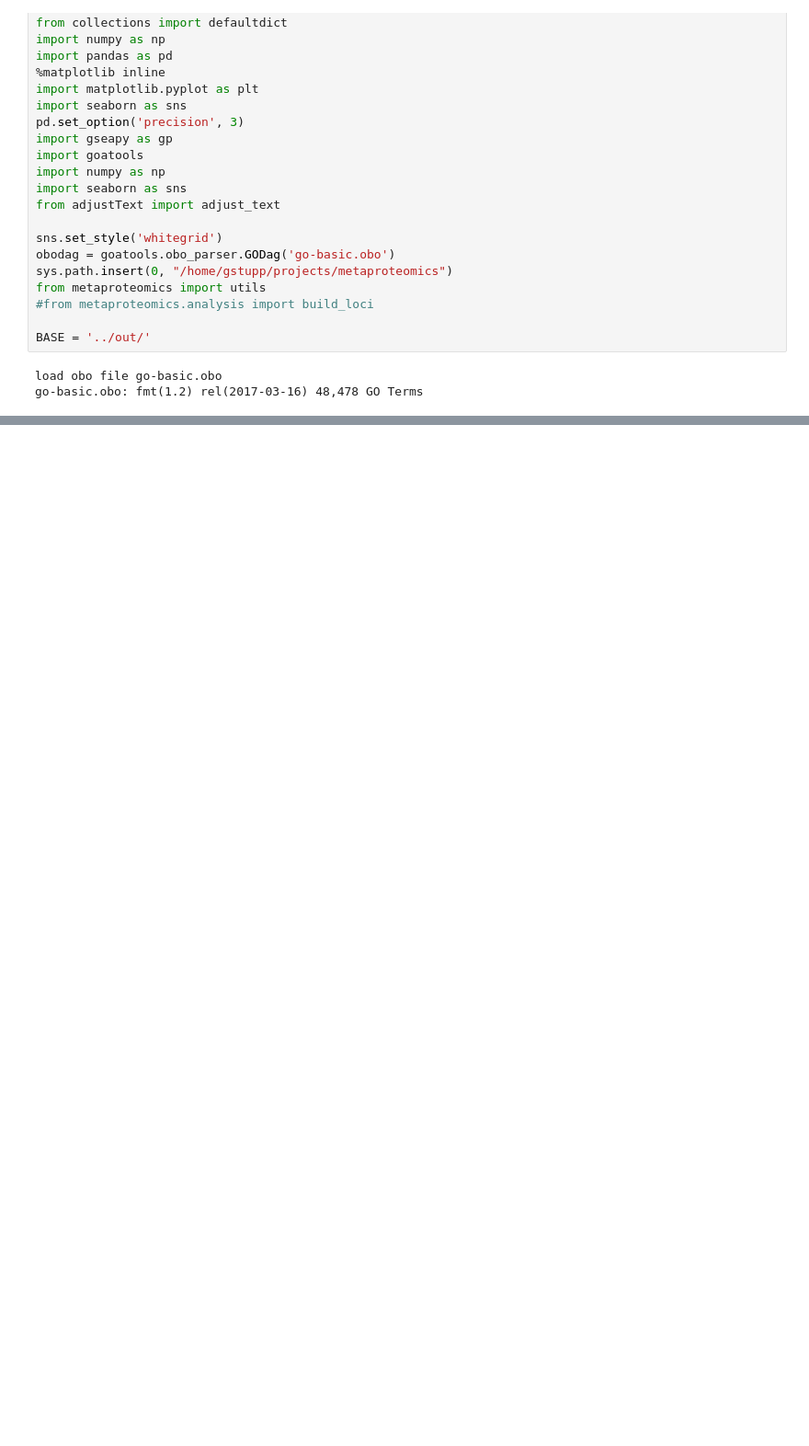
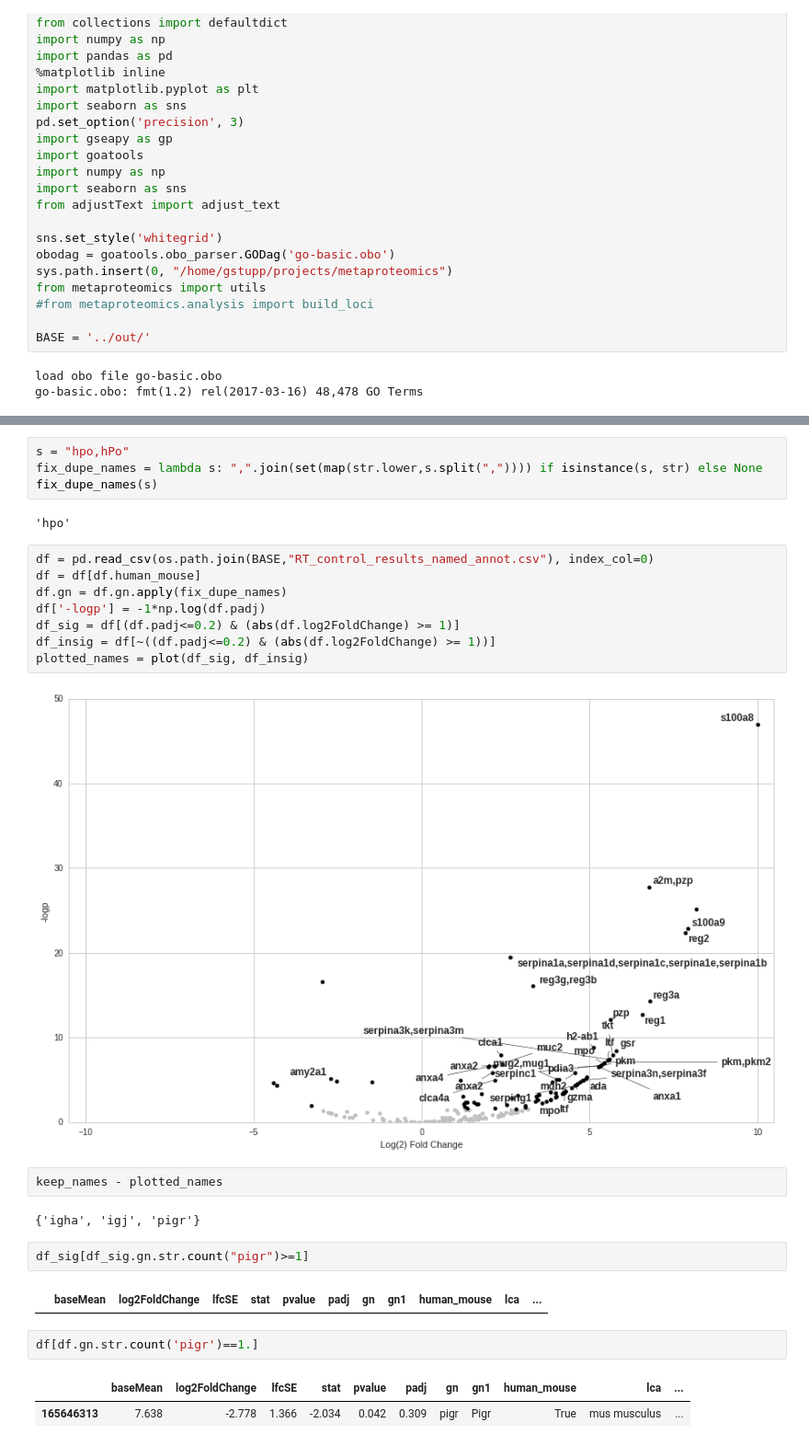
Before and after one commit to fagan2888/CM7_CM1E2d56col_unenr123_rawextract_2017, a Jupyter notebook: scripts/mouse volcano.ipynb, the cells around one changed output, grey strips where cells are left out. Shown at 92% size. Cells and saved outputs as stored; diff of their text form; blank space fills up the shorter version.

```diff
--- a/scripts/mouse volcano.ipynb
+++ b/scripts/mouse volcano.ipynb
@@ -59 +69,30 @@ def plot(df_sig, df_insig):
+# %%
+s = "hpo,hPo"
+fix_dupe_names = lambda s: ",".join(set(map(str.lower,s.split(",")))) if isinstance(s, str) else None
+fix_dupe_names(s)
+# %% [output]
+'hpo'
+# %%
+df = pd.read_csv(os.path.join(BASE,"RT_control_results_named_annot.csv"), index_col=0)
+df = df[df.human_mouse]
+df.gn = df.gn.apply(fix_dupe_names)
+df['-logp'] = -1*np.log(df.padj)
+df_sig = df[(df.padj<=0.2) & (abs(df.log2FoldChange) >= 1)]
+df_insig = df[~((df.padj<=0.2) & (abs(df.log2FoldChange) >= 1))]
+plotted_names = plot(df_sig, df_insig)
+# %% [output]
+[figure, added]
+# %%
+keep_names - plotted_names
+# %% [output]
+{'igha', 'igj', 'pigr'}
+# %%
+df_sig[df_sig.gn.str.count("pigr")>=1]
+# %% [output]
+|  | baseMean | log2FoldChange | lfcSE | stat | pvalue | padj | gn | gn1 | human_mouse | lca | ... |
+# %%
+df[df.gn.str.count('pigr')==1.]
+# %% [output]
+|  | baseMean | log2FoldChange | lfcSE | stat | pvalue | padj | gn | gn1 | human_mouse | lca | ... |
+| 165646313 | 7.638 | -2.778 | 1.366 | -2.034 | 0.042 | 0.309 | pigr | Pigr | True | mus musculus | ... |
 # %%
```
Also changed, not shown: parts of 6 cells of this notebook, 1 other file.
